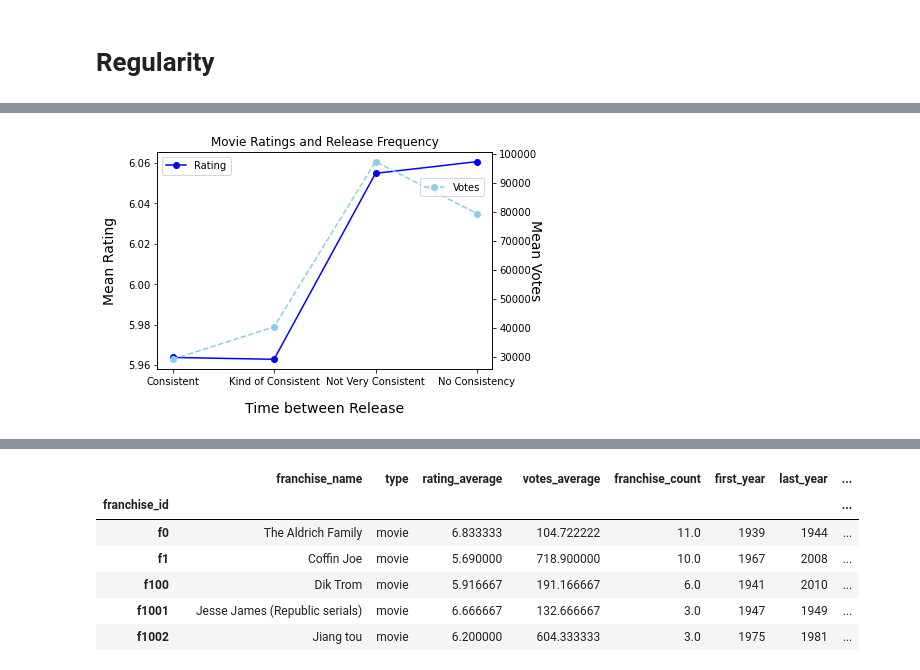
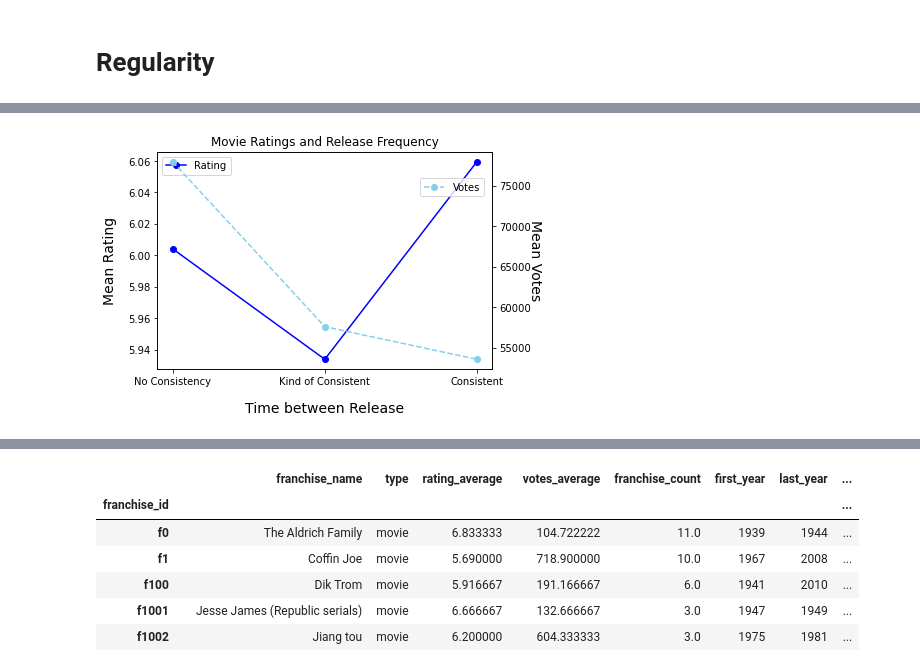
Before and after one commit to adambrennan150/Franchises, a Jupyter notebook: RQ1.ipynb, the cells around one changed output, grey strips where cells are left out. Saved outputs shown, nothing was run; the diff lists cells and outputs as text; code cells hidden in the pictures.

```diff
--- a/RQ1.ipynb
+++ b/RQ1.ipynb
@@ -266,7 +264,7 @@ def split_year(row):
     return row
 
 new_df = new_df.apply(split_year, axis=1)
-new_df = new_df[['franchise_name', 'type', 'rating_average', 'votes_average', 'franchise_count', 'first_year', 'last_year']]
+new_df = new_df[['franchise_name', 'type', 'rating_average', 'votes_average', 'franchise_count', 'first_year', 'last_year', 'year_diff']]
 # %%
 new_df["franchise_length"] = new_df.apply(lambda row: row["last_year"] - row["first_year"] +1, axis = 1)
 # %%
@@ -630,0 +701,3 @@ Name: frequency_of_release, dtype: float64
+# %%
+movie_df.columns = movie_df.columns.str.replace('year_diff', 'regularity_diff')
+game_df.columns = game_df.columns.str.replace('year_diff', 'regularity_diff')
@@ -630,0 +766,10 @@ Name: frequency_of_release, dtype: float64
+# %%
+conditions = [
+    movie_df['regularity_diff'] < 2,              # consistent release (once every x amount of years)
+    movie_df['regularity_diff'].between(2, 5),    # somewhat consistent (allows for some variation, there might be a couple of years either way)
+    movie_df['regularity_diff'] > 5               # no consistency (release time varies wildly)
+]
+values = ['Consistent', 'Kind of Consistent','No Consistency']
+
+# Create the new column based on the conditions
+movie_df['regularity_category'] = np.select(conditions, values)
@@ -630,0 +798,3 @@ Name: frequency_of_release, dtype: float64
+# %%
+game_df = game_df[~(game_df['regularity_category'] == "0")]
+movie_df = movie_df[~(movie_df['regularity_category'] == "0")]
@@ -631,26 +815,26 @@ Name: frequency_of_release, dtype: float64
 # %%
-movie_df['reg_quartile'] = pd.qcut(movie_df['years_between_movies'], q=4, labels=['Consistent', 'Kind of Consistent', 'Not Very Consistent', 'No Consistency'])
+movie_df['regularity_category'] = pd.Categorical(movie_df['regularity_category'], categories=['No Consistency', 'Kind of Consistent', 'Consistent'], ordered=True)
 
 fig, ax1 = plt.subplots()
-ax1.plot(movie_df.groupby('reg_quartile')['rating_average'].mean(), color='blue', marker = 'o', label = "Rating")
+ax1.plot(movie_df.groupby('regularity_category')['rating_average'].mean(), color='blue', marker = 'o', label = "Rating")
 ax1.set_xlabel('Time between Release', fontsize=14)
 ax1.set_ylabel('Mean Rating', fontsize=14)
 
 ax2 = ax1.twinx()
-ax2.plot(movie_df.groupby('reg_quartile')['votes_average'].mean(), color='skyblue', marker = 'o', linestyle='--', label = "Votes")
+ax2.plot(movie_df.groupby('regularity_category')['votes_average'].mean(), color='skyblue', marker = 'o', linestyle='--', label = "Votes")
 ax2.set_ylabel('Mean Votes', fontsize=14, rotation = 270)
 
 # set the title
 plt.title('Movie Ratings and Release Frequency')
 ax1.xaxis.set_label_coords(0.5, -0.15)
 ax2.yaxis.set_label_coords(1.15, 0.5)
 ax1.yaxis.set_label_coords(-0.12, 0.5)
 
 ax1.legend()
 ax2.legend()
 ax2.legend(loc='upper right', bbox_to_anchor=(0.99, 0.9))
 
 # show the plot
 plt.show()
 # %% [output]
-[figure, old version]
+[figure, new version]
```
Also changed, not shown: parts of 32 cells of this notebook.
